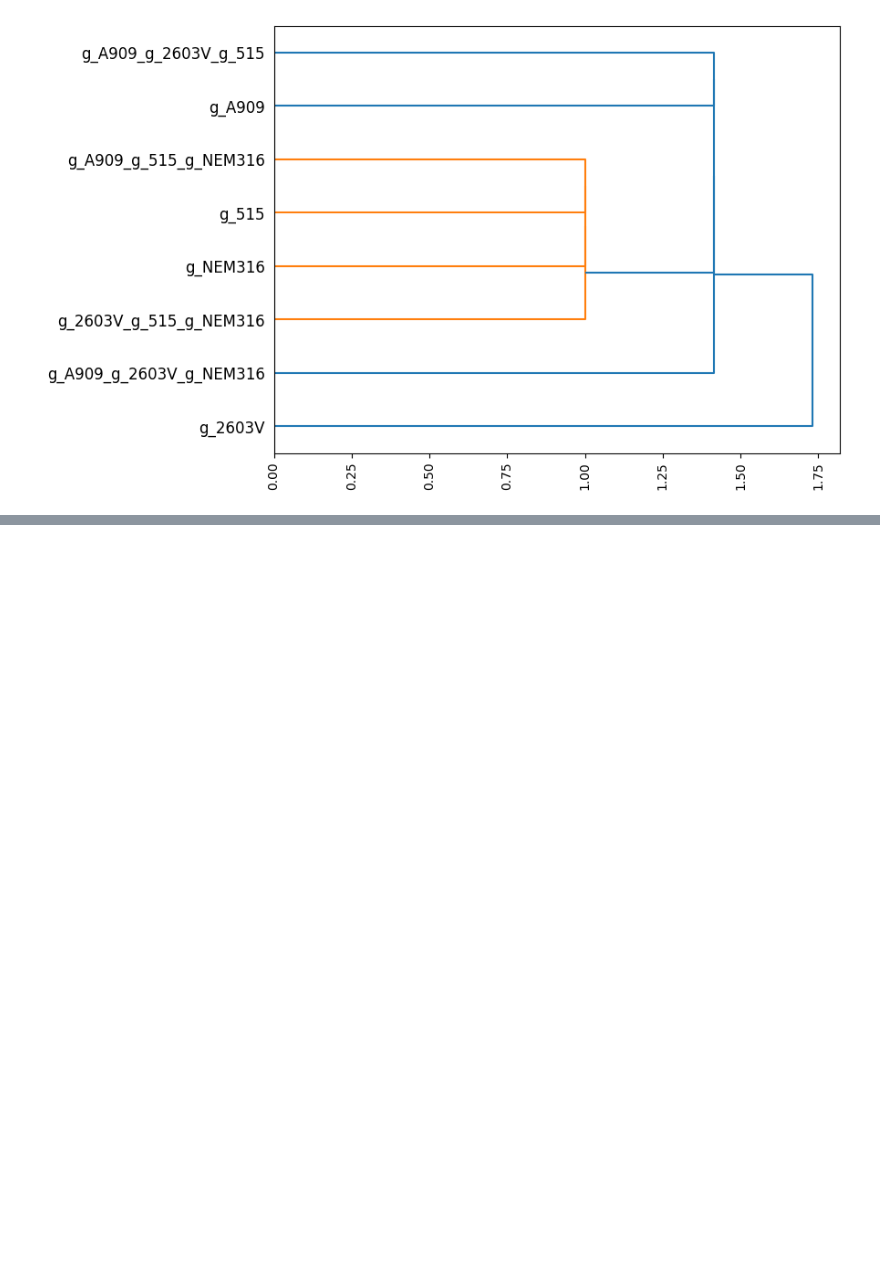
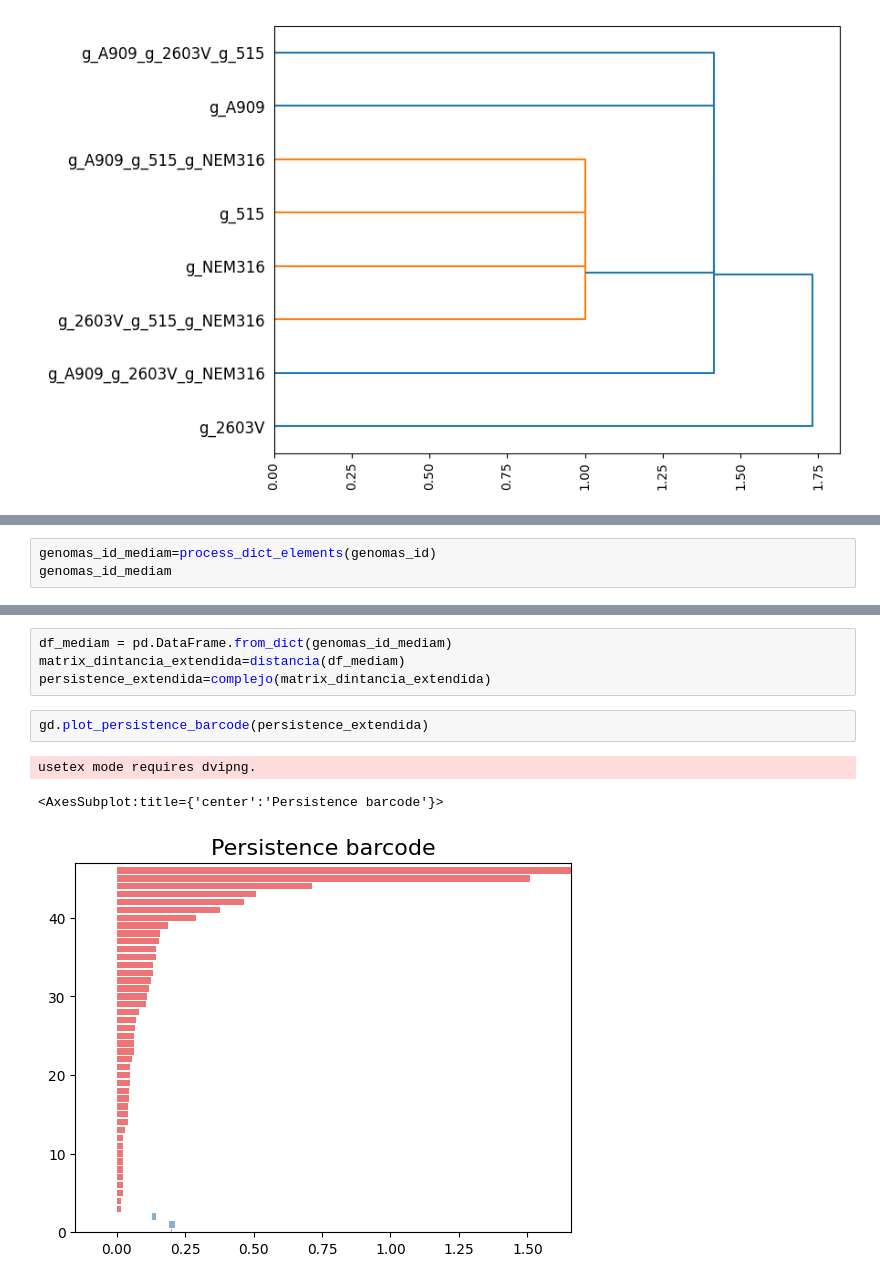
Before and after one commit to shadayguerrero/TDA-Metaganomas, a Jupyter notebook: examples-TDA/tda_genes.ipynb, the cells around one changed output, grey strips where cells are left out. Drawn from its saved outputs; the diff is of its cells as text; blank space fills up the shorter version.

```diff
--- a/examples-TDA/tda_genes.ipynb
+++ b/examples-TDA/tda_genes.ipynb
@@ -325,0 +418,3 @@ plot_cladogram(genomas)
+# %%
+genomas_id_mediam=process_dict_elements(genomas_id)
+genomas_id_mediam
@@ -325,0 +439,10 @@ plot_cladogram(genomas)
+# %%
+df_mediam = pd.DataFrame.from_dict(genomas_id_mediam)
+matrix_dintancia_extendida=distancia(df_mediam)
+persistence_extendida=complejo(matrix_dintancia_extendida)
+# %%
+gd.plot_persistence_barcode(persistence_extendida)
+# %% [output]
+usetex mode requires dvipng.
+<AxesSubplot:title={'center':'Persistence barcode'}>
+[figure, added]
```
Also changed, not shown: parts of 13 cells of this notebook, 35 other files.
